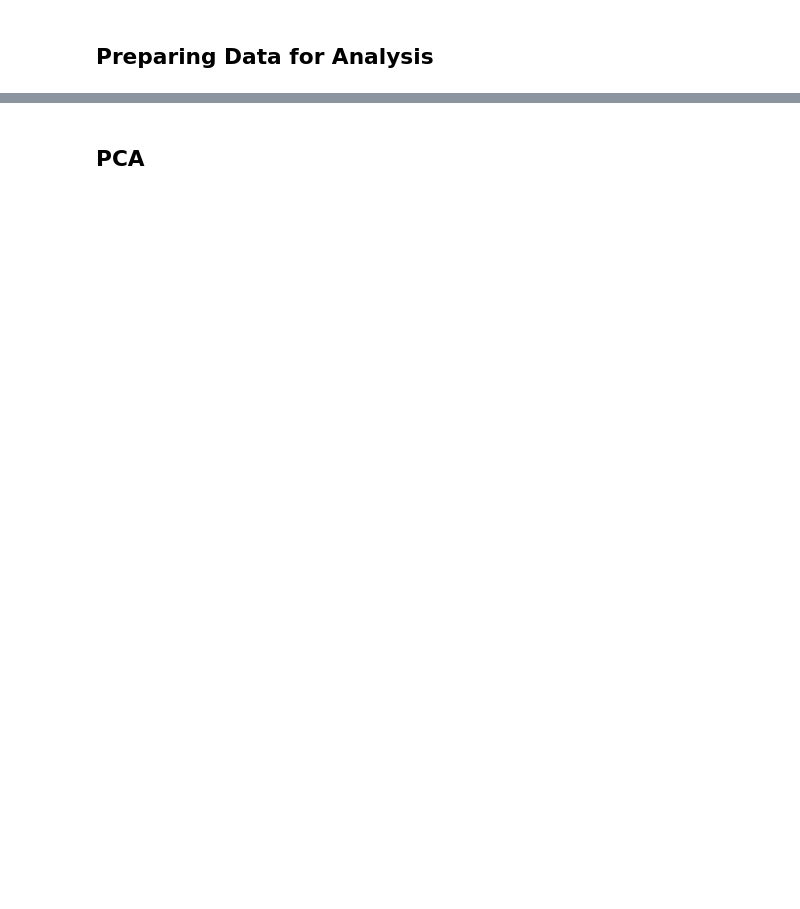
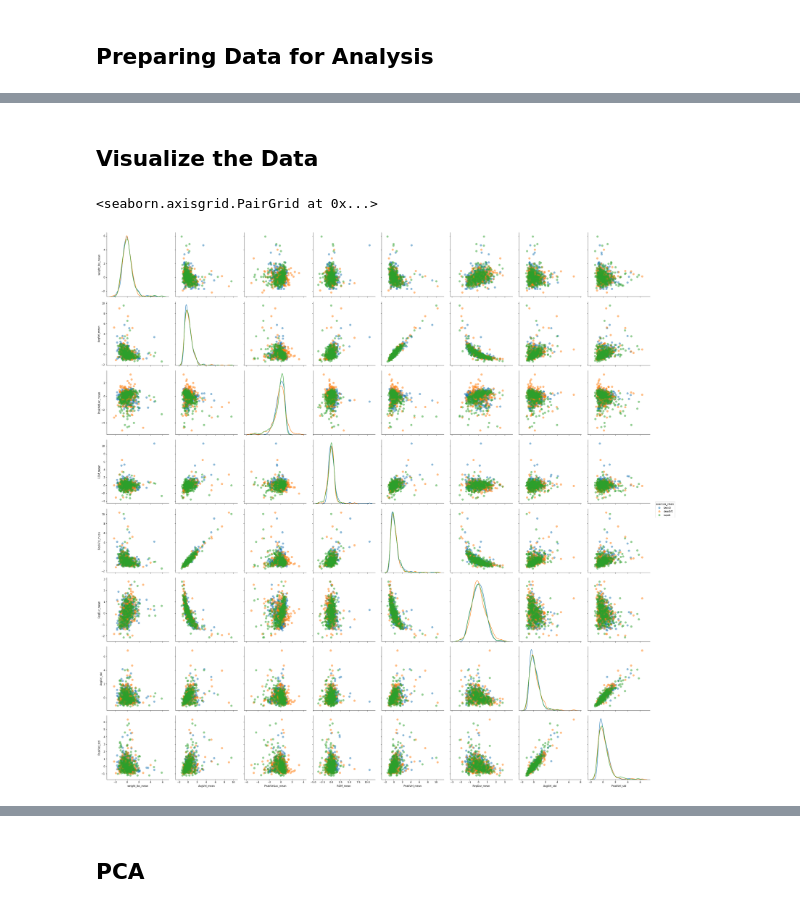
Before and after one commit to YuliaZamriy/W207_Group_Project, a Jupyter notebook: w207_openbarbell_lifter_segmentation.ipynb, the cells around one changed output, grey strips where cells are left out. Saved outputs shown, nothing was run; the diff lists cells and outputs as text; code cells hidden in the pictures; blank space fills up the shorter version.

```diff
--- a/w207_openbarbell_lifter_segmentation.ipynb
+++ b/w207_openbarbell_lifter_segmentation.ipynb
@@ -589,0 +728,10 @@ Trainings dataset shape: (247, 50)
+# %% [markdown]
+## Visualize the Data
+# %%
+# https://towardsdatascience.com/visualizing-data-with-pair-plots-in-python-f228cf529166
+sns.pairplot(df_train_pr, hue='exercise_clean', diag_kind = 'kde',
+            plot_kws = {'alpha': 0.5, 's': 80, 'edgecolor': 'none'},
+            size = 4)
+# %% [output]
+<seaborn.axisgrid.PairGrid at 0x...>
+[figure, added]
```
Also changed, not shown: parts of 76 cells of this notebook.
